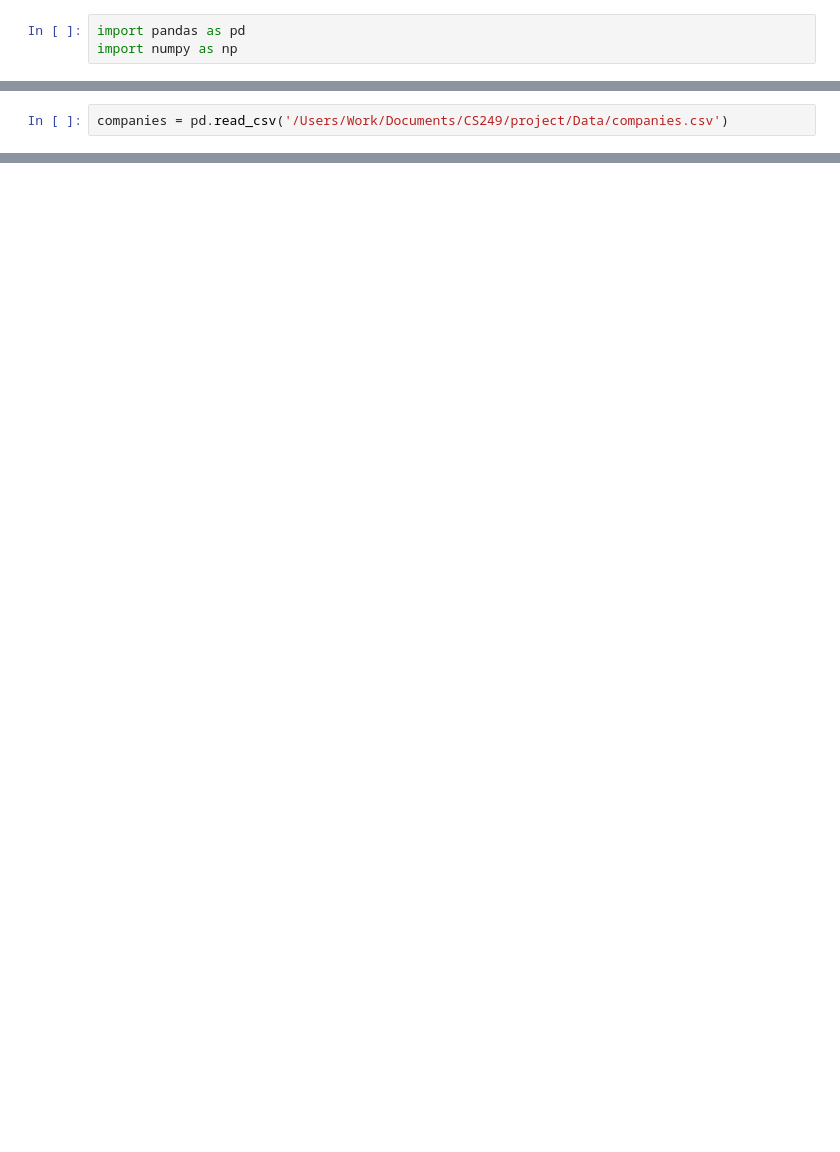
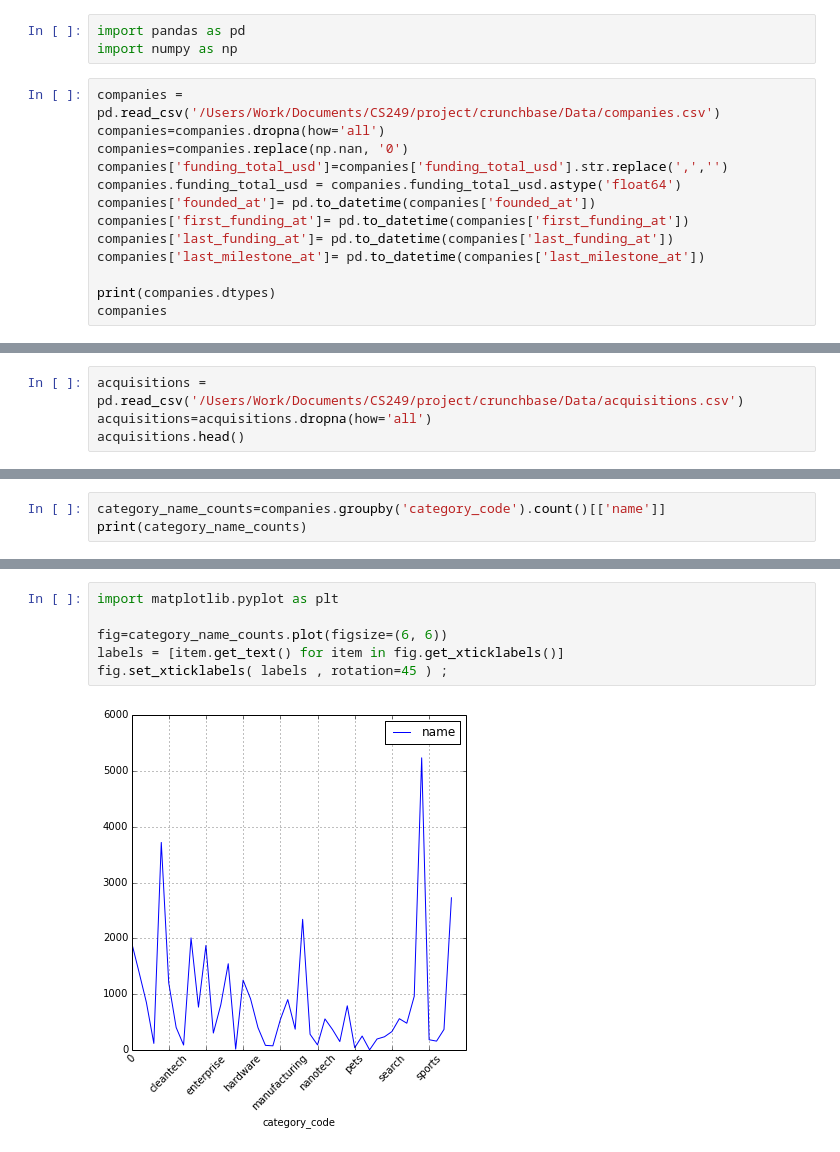
Before and after one commit to shivinkapur/crunchbase, a Jupyter notebook: 249_project.ipynb, the cells around one changed output, grey strips where cells are left out. Drawn from its saved outputs; the diff is of its cells as text; blank space fills up the shorter version.

```diff
--- a/249_project.ipynb
+++ b/249_project.ipynb
@@ -1,3 +1,16 @@
 # %%
 import pandas as pd
 import numpy as np
+# %%
+companies = pd.read_csv('/Users/Work/Documents/CS249/project/crunchbase/Data/companies.csv')
+companies=companies.dropna(how='all')
+companies=companies.replace(np.nan, '0')
+companies['funding_total_usd']=companies['funding_total_usd'].str.replace(',','')
+companies.funding_total_usd = companies.funding_total_usd.astype('float64')
+companies['founded_at']= pd.to_datetime(companies['founded_at'])
+companies['first_funding_at']= pd.to_datetime(companies['first_funding_at'])
+companies['last_funding_at']= pd.to_datetime(companies['last_funding_at'])
+companies['last_milestone_at']= pd.to_datetime(companies['last_milestone_at'])
+
+print(companies.dtypes)
+companies
@@ -4,2 +55,4 @@ import numpy as np
 # %%
-companies = pd.read_csv('/Users/Work/Documents/CS249/project/Data/companies.csv')
+acquisitions = pd.read_csv('/Users/Work/Documents/CS249/project/crunchbase/Data/acquisitions.csv')
+acquisitions=acquisitions.dropna(how='all')
+acquisitions.head()
@@ -127 +114,4 @@ print(rounds.columns.values.tolist())
 ['company_permalink', 'company_name', 'company_category_code', 'company_country_code', 'company_state_code', 'company_region', 'company_city', 'funding_round_type', 'funded_at', 'funded_month', 'funde ...
+# %%
+category_name_counts=companies.groupby('category_code').count()[['name']]
+print(category_name_counts)
@@ -127,0 +136,8 @@ print(rounds.columns.values.tolist())
+# %%
+import matplotlib.pyplot as plt
+
+fig=category_name_counts.plot(figsize=(6, 6))
+labels = [item.get_text() for item in fig.get_xticklabels()]
+fig.set_xticklabels( labels , rotation=45 ) ;
+# %% [output]
+[figure, added]
```
Also changed, not shown: parts of 12 cells of this notebook, 1 other file.
